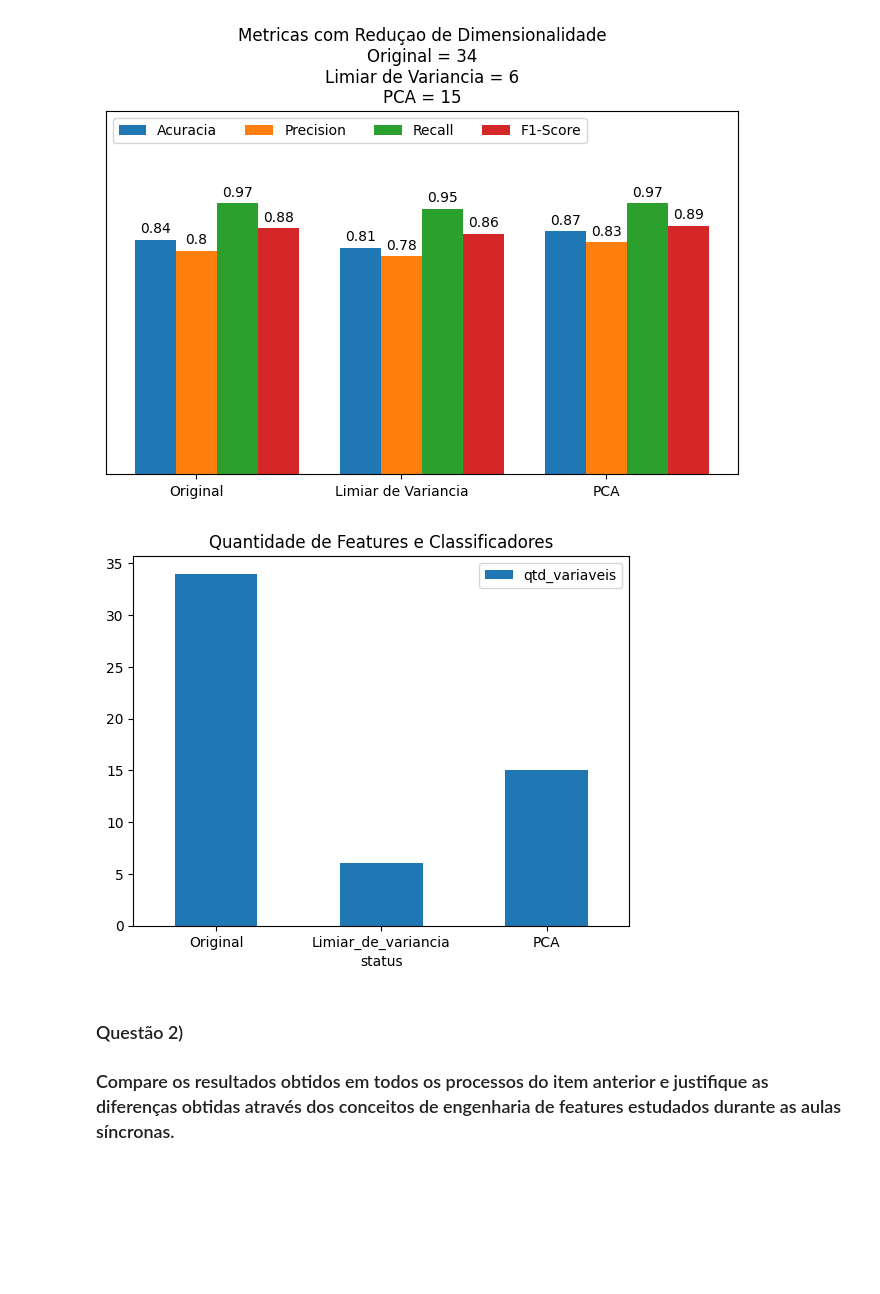
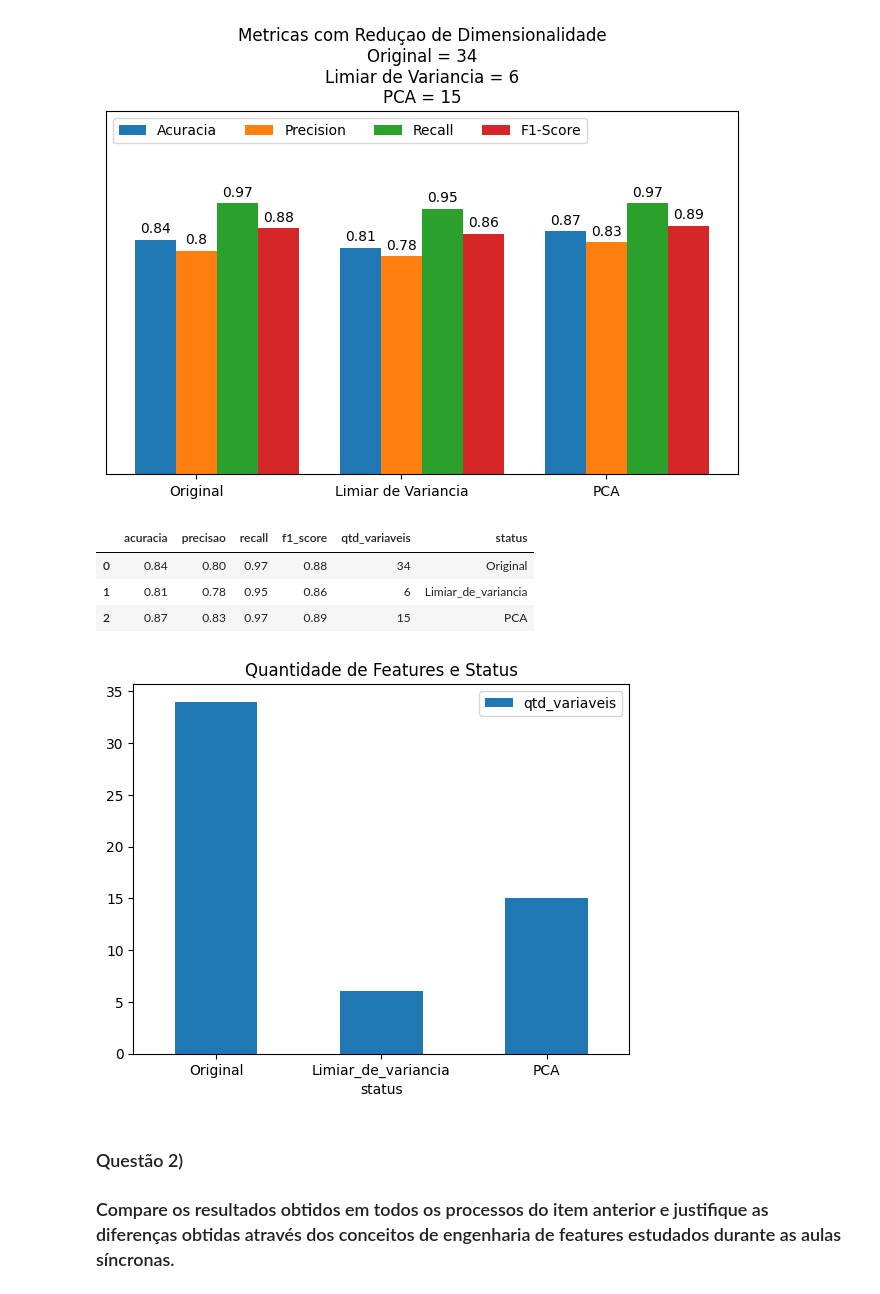
Before and after one commit to silviolima07/PUC_residencia_tec_ml, a Jupyter notebook: aula_13_Assincrona_Ativ_Practica_02.ipynb, the cells around one changed output. Drawn from its saved outputs; the diff is of its cells as text; code cells hidden in the pictures; blank space fills up the shorter version.

```diff
--- a/aula_13_Assincrona_Ativ_Practica_02.ipynb
+++ b/aula_13_Assincrona_Ativ_Practica_02.ipynb
@@ -642,11 +642,18 @@ ax.get_yaxis().set_visible(False)
 plt.savefig("metricas.png")
 
 plt.show()
+# %%
+df3
+# %% [output]
+|  | acuracia | precisao | recall | f1_score | qtd_variaveis | status |
+| 0 | 0.84 | 0.80 | 0.97 | 0.88 | 34 | Original |
+| 1 | 0.81 | 0.78 | 0.95 | 0.86 | 6 | Limiar_de_variancia |
+| 2 | 0.87 | 0.83 | 0.97 | 0.89 | 15 | PCA |
 # %%
 ax = df3.plot.bar(x='status', y='qtd_variaveis', rot=0)
-plt.title("Quantidade de Features e Classificadores");
+plt.title("Quantidade de Features e Status");
 # %% [output]
-[figure, old version]
+[figure, new version]
 # %% [markdown]
 
 ### Questão 2)
```
